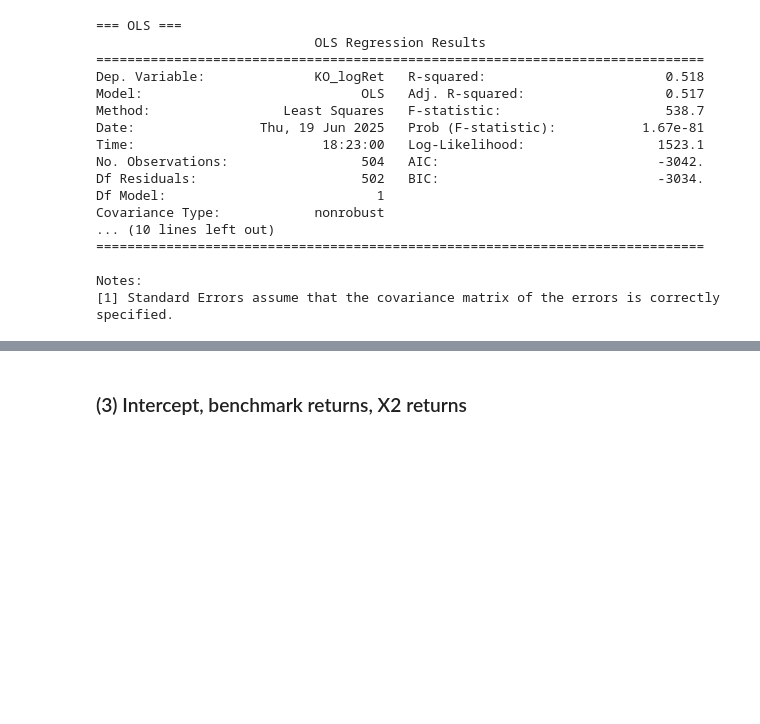
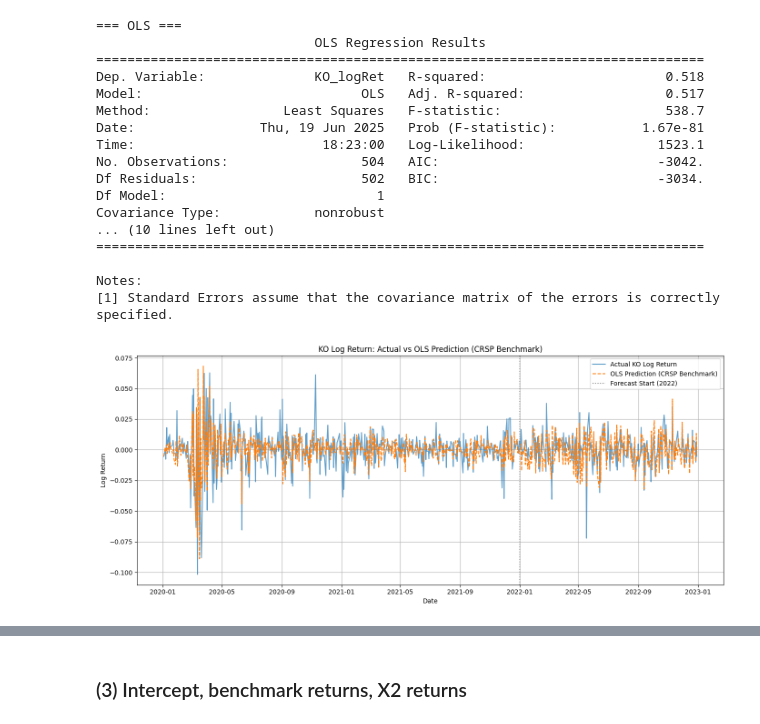
Before and after one commit to CYXNBNBNB/AD685-Quantitative-Methods-for-Finance, a Jupyter notebook: AD685 OLS Regression HAC.ipynb, the cells around one changed output, grey strips where cells are left out. Cells and saved outputs as stored; diff of their text form; code cells hidden in the pictures; blank space fills up the shorter version.

```diff
--- a/AD685 OLS Regression HAC.ipynb
+++ b/AD685 OLS Regression HAC.ipynb
@@ -517,5 +588,42 @@ Covariance Type:            nonrobust
 
 Notes:
 [1] Standard Errors assume that the covariance matrix of the errors is correctly specified.
+# %%
+# --- 准备测试集 ------------------------------------------------------
+test2 = pd.concat([
+    test_KO.rename("KO_logRet"),
+    test_CRSP.rename("CRSP_logRet")
+], axis=1).dropna()
+
+y2_test  = test2["KO_logRet"]
+X2_test  = test2["CRSP_logRet"]
+X2c_test = sm.add_constant(X2_test, has_constant='add')
+X2c_test = X2c_test.rename(columns={"const": "Intercept"})
+
+# --- 拟合 & 预测 -----------------------------------------------------
+y2_pred_train = ols2.predict(X2c)
+y2_pred_test  = ols2.predict(X2c_test)
+
+# --- 合并为完整序列（2020–2022） -----------------------------------
+pred_ols_crsp = pd.Series(index=KO.loc["2020":"2022"].index, dtype="float64")
+pred_ols_crsp.loc[train2.index] = y2_pred_train
+pred_ols_crsp.loc[test2.index]  = y2_pred_test
+
+actual = KO.loc["2020":"2022", "log_return"]
+
+# --- 绘图 ------------------------------------------------------------
+plt.figure(figsize=(14, 6))
+plt.plot(actual.index, actual, label="Actual KO Log Return", alpha=0.7)
+plt.plot(pred_ols_crsp.index, pred_ols_crsp, label="OLS Prediction (CRSP Benchmark)", linestyle="--")
+plt.axvline(pd.Timestamp("2022-01-01"), color='gray', linestyle=':', label="Forecast Start (2022)")
+plt.title("KO Log Return: Actual vs OLS Prediction (CRSP Benchmark)")
+plt.xlabel("Date")
+plt.ylabel("Log Return")
+plt.legend()
+plt.grid(True)
+plt.tight_layout()
+plt.show()
+# %% [output]
+[figure, added]
 # %%
 # Newey-West (lag = 1)
```
Also changed, not shown: parts of 13 cells of this notebook.
